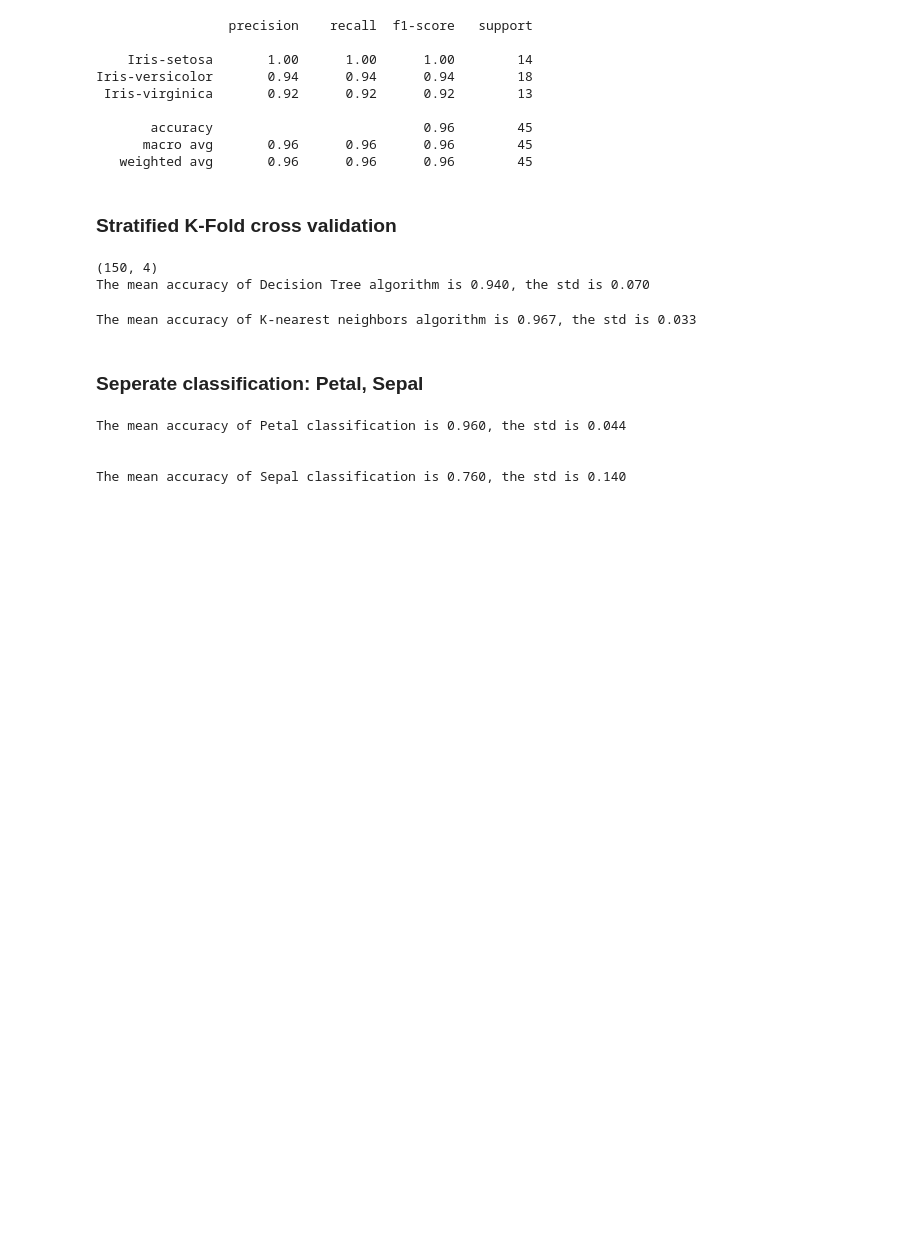
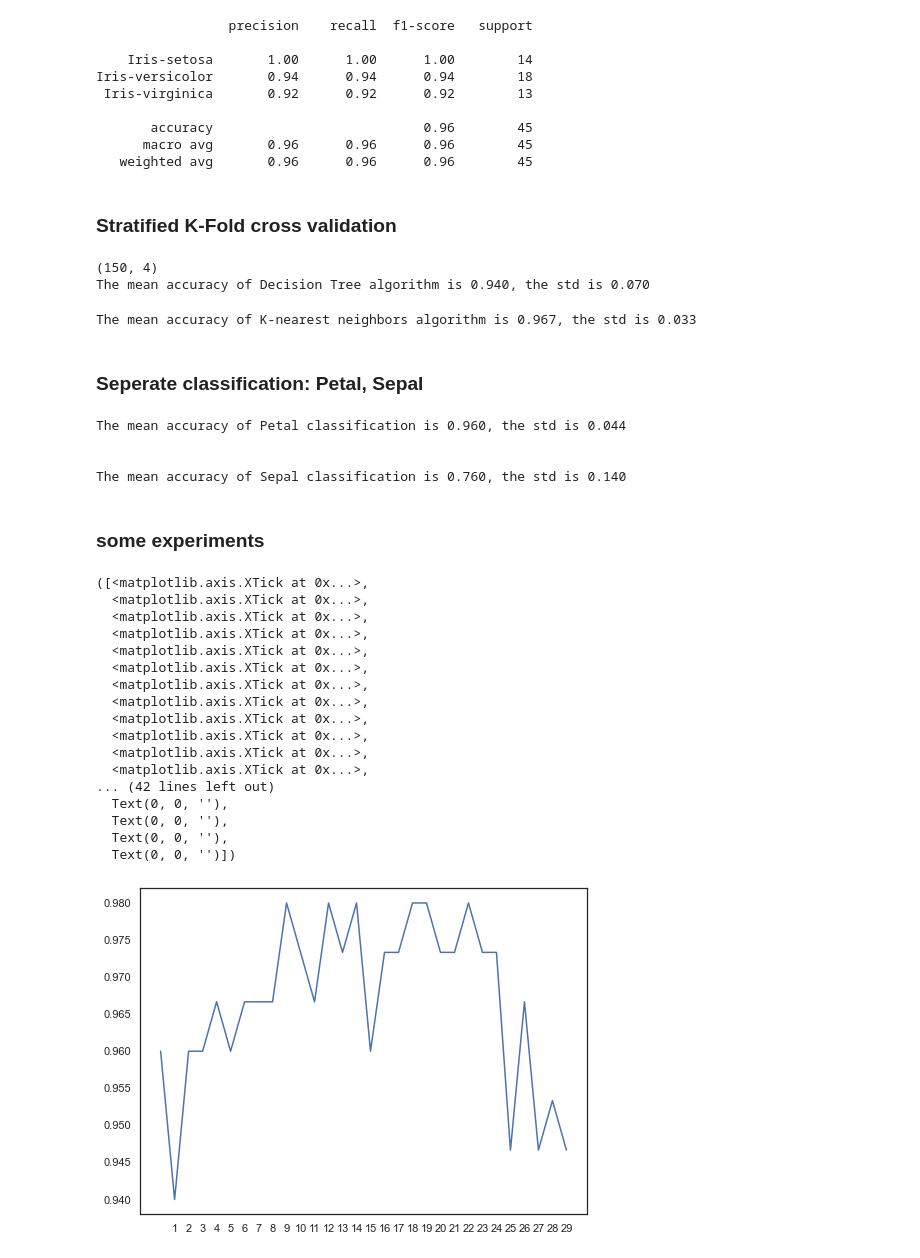
Before and after one commit to Alex-notmyname/MSC-Computational-Science, a Jupyter notebook: Data Mining Techniques/Assignment 1/Assignment_1_1b.ipynb, the cells around one changed output. Cells and saved outputs as stored; diff of their text form; code cells hidden in the pictures; blank space fills up the shorter version.

```diff
--- a/Data Mining Techniques/Assignment 1/Assignment_1_1b.ipynb
+++ b/Data Mining Techniques/Assignment 1/Assignment_1_1b.ipynb
@@ -207,3 +208,42 @@ The mean accuracy of Petal classification is 0.960, the std is 0.044
 
 
 The mean accuracy of Sepal classification is 0.760, the std is 0.140
+# %% [markdown]
+### some experiments
+# %%
+X = iris[['SepalLengthCm', 'SepalWidthCm', 'PetalLengthCm', 'PetalWidthCm']]
+Y = iris.Species
+
+a_index=range(30)
+a=pd.Series()
+x = np.arange(1, 30)
+skf = StratifiedKFold(n_splits=10, random_state=1, shuffle=True)
+
+for i in a_index:
+    model=KNeighborsClassifier(n_neighbors=i+1)
+    # model.fit(train_X,train_Y)
+    # prediction=model.predict(test_X)
+    # a=a.append(pd.Series(metrics.accuracy_score(prediction,test_Y)))
+    scores = cross_val_score(model, X, Y, cv=skf)
+    a = a.append(pd.Series(mean(scores)))
+plt.plot(a_index, a)
+plt.xticks(x)
+# %% [output]
+([<matplotlib.axis.XTick at 0x...>,
+  <matplotlib.axis.XTick at 0x...>,
+  <matplotlib.axis.XTick at 0x...>,
+  <matplotlib.axis.XTick at 0x...>,
+  <matplotlib.axis.XTick at 0x...>,
+  <matplotlib.axis.XTick at 0x...>,
+  <matplotlib.axis.XTick at 0x...>,
+  <matplotlib.axis.XTick at 0x...>,
+  <matplotlib.axis.XTick at 0x...>,
+  <matplotlib.axis.XTick at 0x...>,
+  <matplotlib.axis.XTick at 0x...>,
+  <matplotlib.axis.XTick at 0x...>,
+... (42 lines left out)
+  Text(0, 0, ''),
+  Text(0, 0, ''),
+  Text(0, 0, ''),
+  Text(0, 0, '')])
+[figure, added]
```
Also changed, not shown: parts of 1 cell of this notebook.
